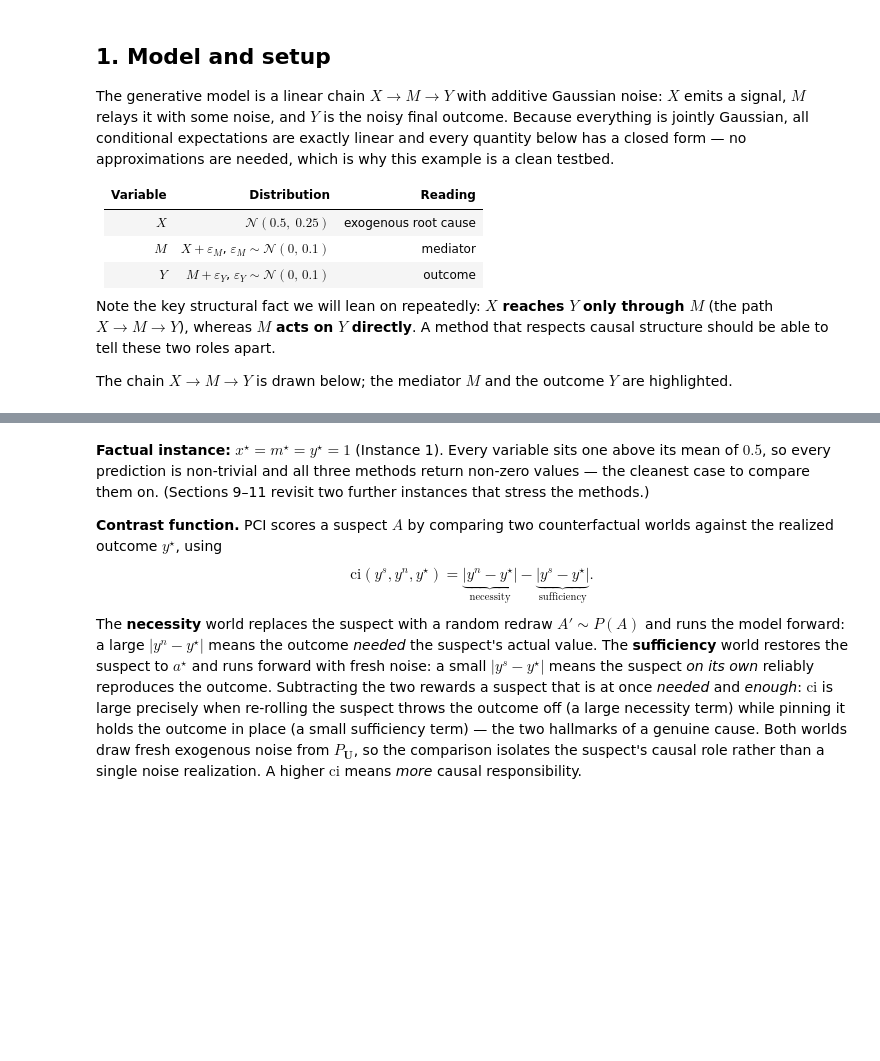
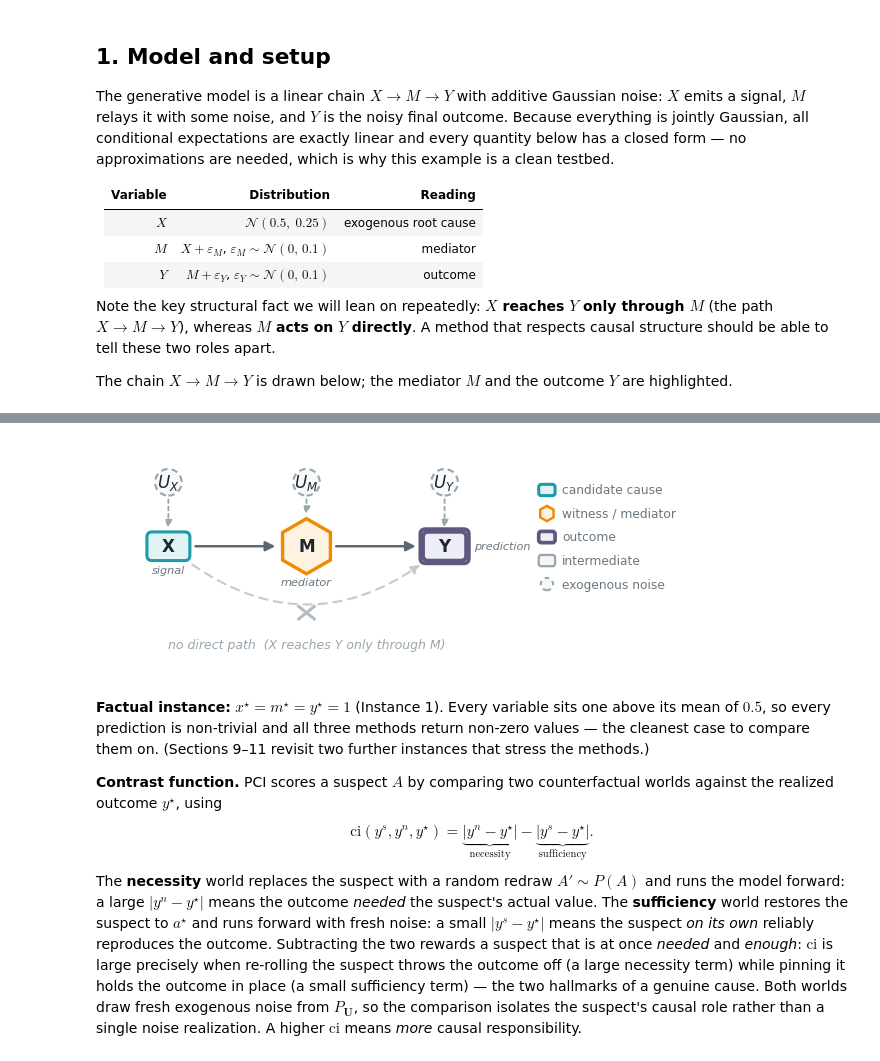
Before and after one commit to rfl-urbaniak/explainable_paper, a Jupyter notebook: docs/source/signal_mediation_computations.ipynb, the cells around one changed output, grey strips where cells are left out. Cells and saved outputs as stored; diff of their text form; code cells hidden in the pictures; blank space fills up the shorter version.

```diff
--- a/docs/source/signal_mediation_computations.ipynb
+++ b/docs/source/signal_mediation_computations.ipynb
@@ -118,3 +87,32 @@ except Exception as exc:  # pragma: no cover - graphviz binary missing
+# %%
+# Causal DAG for the signal-with-mediation model.
+#
+# Rendered with the SAME helper that generates the paper figure
+# (scripts/make_example_dags.py): single source of truth, so this notebook and
+# the paper never drift. The rendering is colour-blind-safe -- each role is
+# encoded by SHAPE (box / hexagon / double box / dashed circle) as well as
+# colour, and dashed U-circles mark the exogenous noise on each stochastic
+# mechanism.
+import pathlib
+import sys
+
+import matplotlib.pyplot as plt
+
+_p = pathlib.Path.cwd()
+for _ in range(8):
+    if (_p / "scripts" / "make_example_dags.py").exists():
+        sys.path.insert(0, str(_p))
+        break
+    _p = _p.parent
+from scripts.make_example_dags import fig_signal  # noqa: E402
+
+fig, ax = plt.subplots(figsize=(6.6, 4.2))
+ax.axis("off")
+ax.set_aspect("equal")
+fig_signal(ax)
+plt.show()
+# %% [output]
+[figure, added]
 # %% [markdown]
 **Factual instance:** $x^\star = m^\star = y^\star = 1$ (Instance 1). Every
 variable sits one above its mean of $0.5$, so every prediction is non-trivial
```
Also changed, not shown: parts of 1 cell of this notebook, 42 other files.
